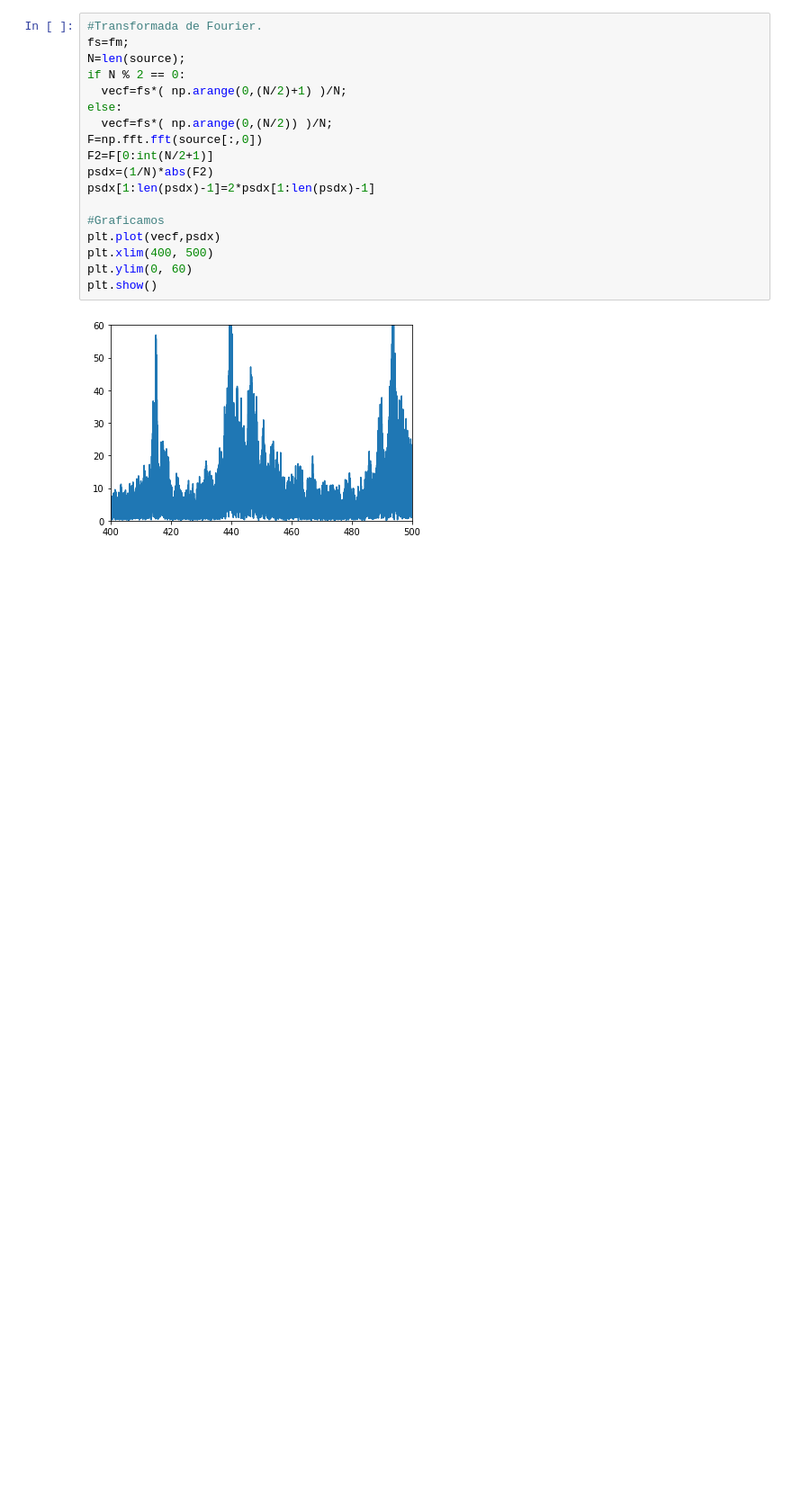
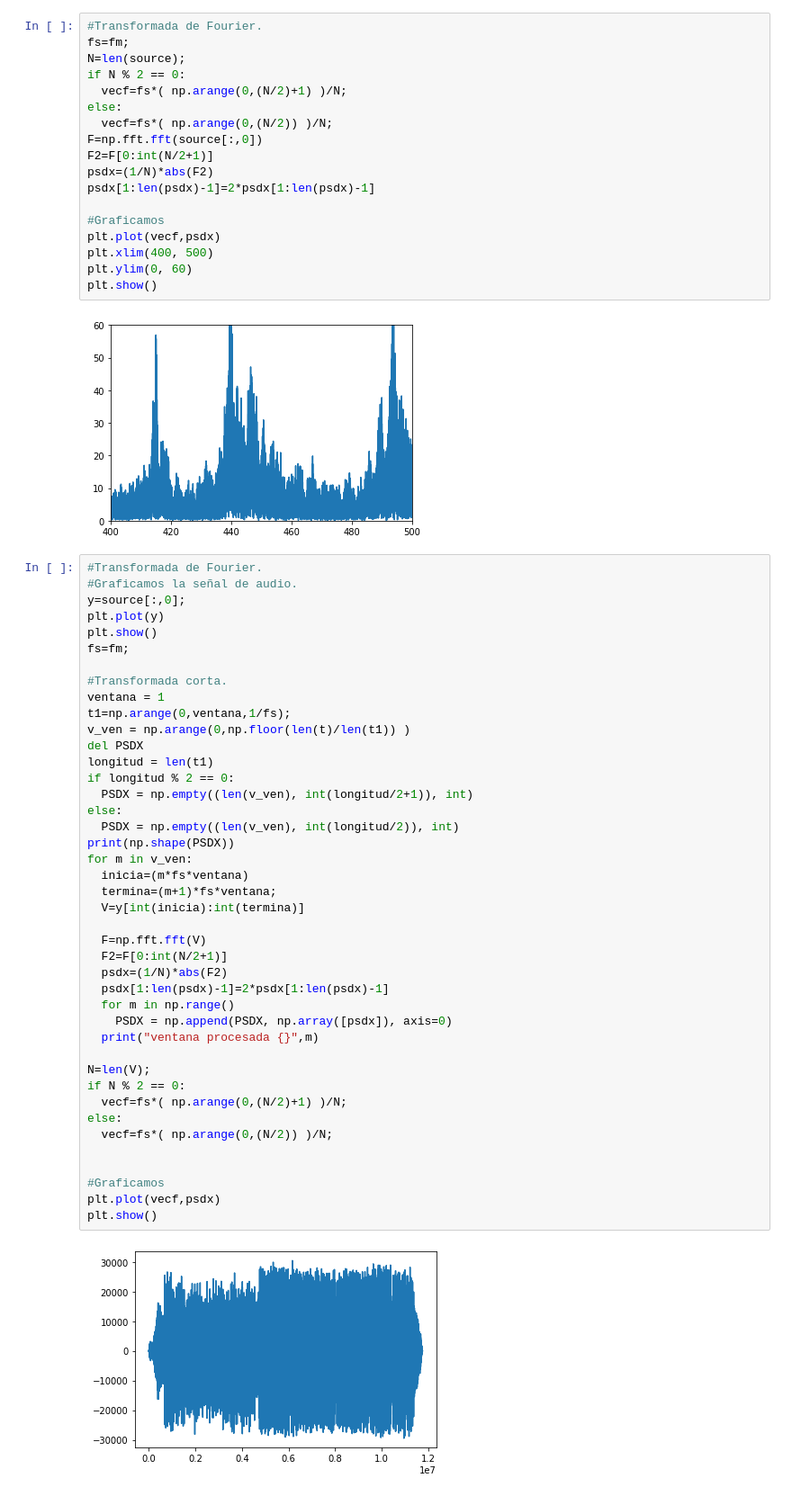
Before and after one commit to FrankAlvaradoR/Teor-a-de-Control, a Jupyter notebook: Transformada_de_Fourier.ipynb, the cells around one changed output. Shown: that part at 90% size. Drawn from its saved outputs; the diff is of its cells as text; blank space fills up the shorter version.

```diff
--- a/Transformada_de_Fourier.ipynb
+++ b/Transformada_de_Fourier.ipynb
@@ -316,3 +320,47 @@ plt.ylim(0, 60)
 plt.show()
 # %% [output]
 [figure]
+# %%
+#Transformada de Fourier.
+#Graficamos la señal de audio.
+y=source[:,0];
+plt.plot(y)
+plt.show()
+fs=fm;
+
+#Transformada corta.
+ventana = 1
+t1=np.arange(0,ventana,1/fs);
+v_ven = np.arange(0,np.floor(len(t)/len(t1)) )
+del PSDX
+longitud = len(t1)
+if longitud % 2 == 0:
+  PSDX = np.empty((len(v_ven), int(longitud/2+1)), int)
+else:
+  PSDX = np.empty((len(v_ven), int(longitud/2)), int)
+print(np.shape(PSDX))
+for m in v_ven:
+  inicia=(m*fs*ventana)
+  termina=(m+1)*fs*ventana;
+  V=y[int(inicia):int(termina)]
+
+  F=np.fft.fft(V)
+  F2=F[0:int(N/2+1)]
+  psdx=(1/N)*abs(F2)
+  psdx[1:len(psdx)-1]=2*psdx[1:len(psdx)-1]
+  for m in np.range()
+    PSDX = np.append(PSDX, np.array([psdx]), axis=0)
+  print("ventana procesada {}",m)
+
+N=len(V);
+if N % 2 == 0:
+  vecf=fs*( np.arange(0,(N/2)+1) )/N;
+else:
+  vecf=fs*( np.arange(0,(N/2)) )/N;
+
+
+#Graficamos
+plt.plot(vecf,psdx)
+plt.show()
+# %% [output]
+[figure, added]
```
Also changed, not shown: parts of 6 cells of this notebook.
